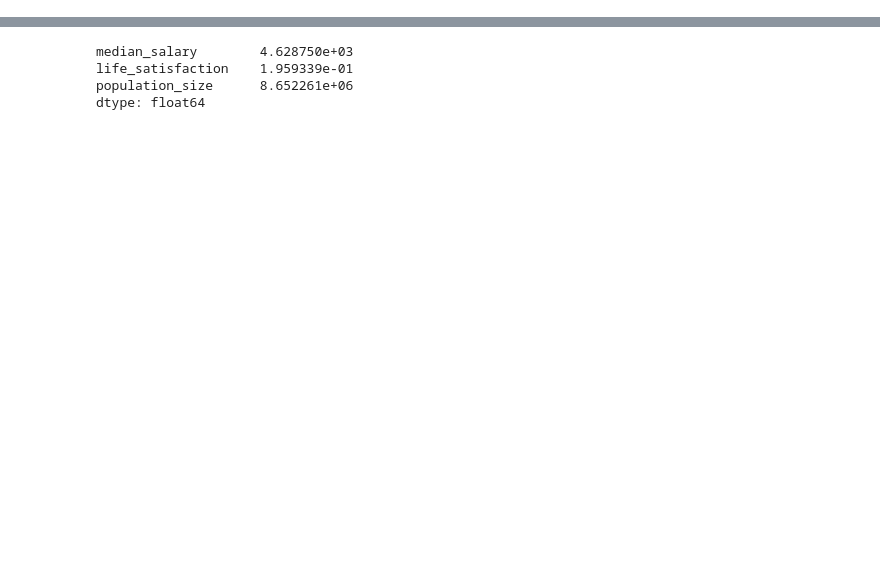
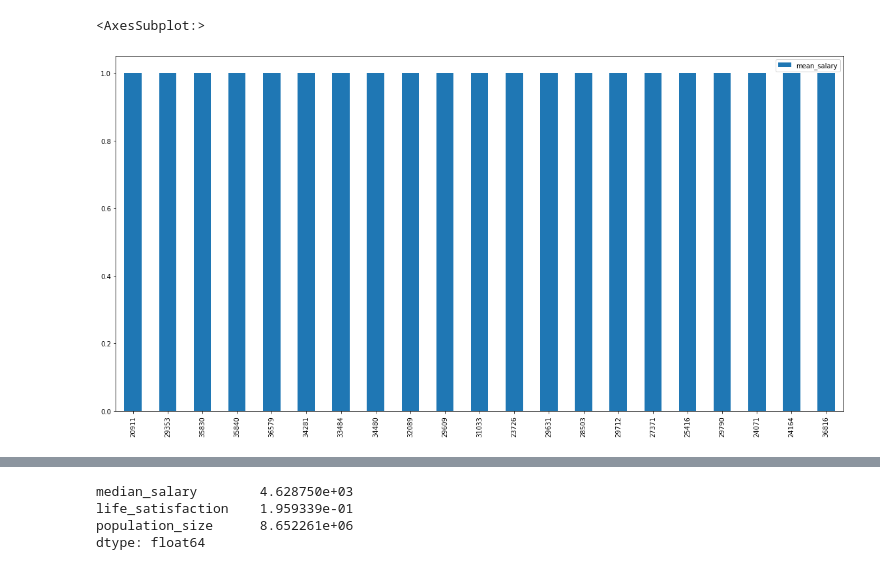
Before and after one commit to JessSumner57/-outline-, a Jupyter notebook: outlineFsds.ipynb, the cells around one changed output, grey strips where cells are left out. Cells and saved outputs as stored; diff of their text form; code cells hidden in the pictures; blank space fills up the shorter version.

```diff
--- a/outlineFsds.ipynb
+++ b/outlineFsds.ipynb
@@ -36,0 +76,8 @@ df.head()
+# %%
+df['area']
+more_areas = df[df['area']=='brent']
+more_areas
+pd.DataFrame(more_areas['mean_salary'].value_counts()).plot(kind='bar', figsize=(20,10))
+# %% [output]
+<AxesSubplot:>
+[figure, added]
```
Also changed, not shown: parts of 30 cells of this notebook.
